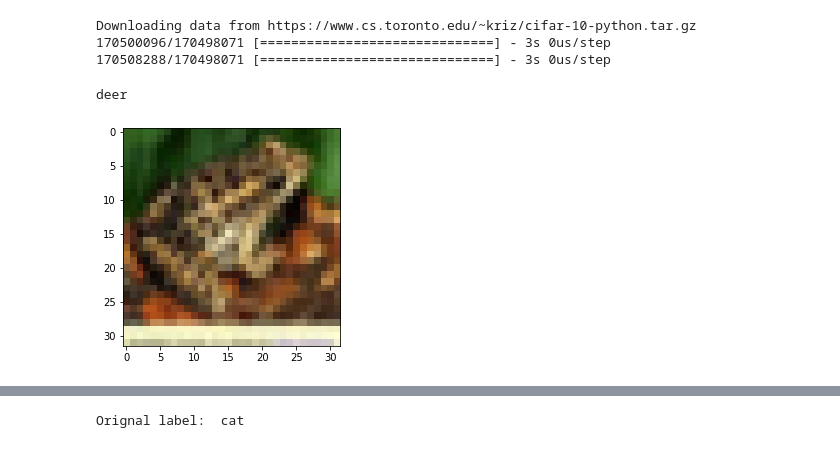
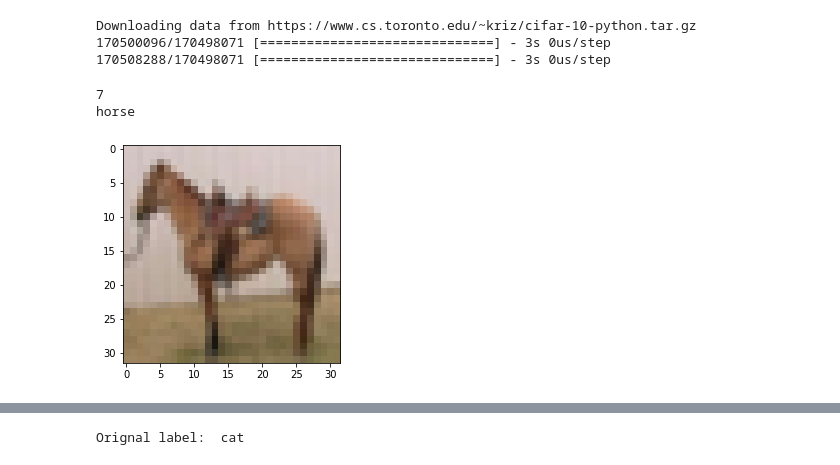
Before and after one commit to DawoodBhai420/Small-Image-Classification-Using-CNN, a Jupyter notebook: cifar_10_image_classification_with_image_augmentation.ipynb, the cells around one changed output, grey strips where cells are left out. Saved outputs shown, nothing was run; the diff lists cells and outputs as text; code cells hidden in the pictures.

```diff
--- a/cifar_10_image_classification_with_image_augmentation.ipynb
+++ b/cifar_10_image_classification_with_image_augmentation.ipynb
@@ -22,9 +23,10 @@ def plot_image(X, y, index):
   print(classes[y[index]])
 # %%
-plot_image(X_test, y_train, 296)
+plot_image(X_train, y_train, 289)
 # %% [output]
-deer
+7
+horse
-[figure, old version]
+[figure, new version]
 # %%
 from tensorflow.keras.preprocessing.image import ImageDataGenerator
 train_datagen = ImageDataGenerator(rescale=1./255,
```
Also changed, not shown: parts of 4 cells of this notebook.
